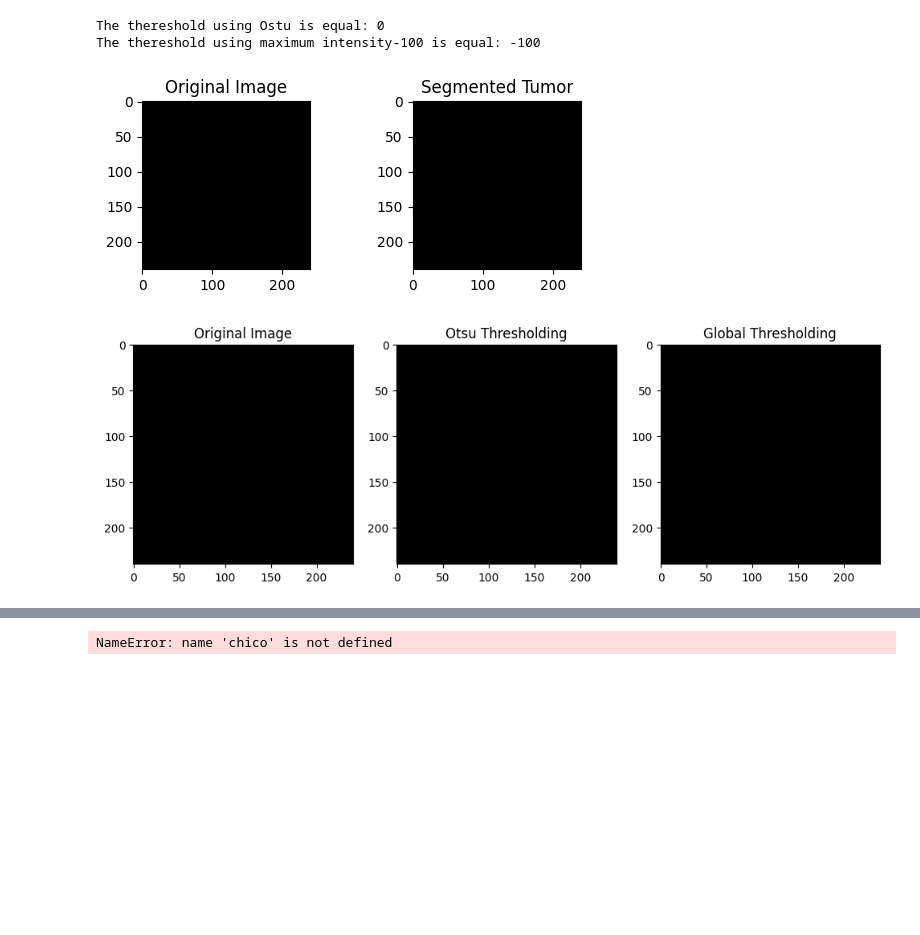
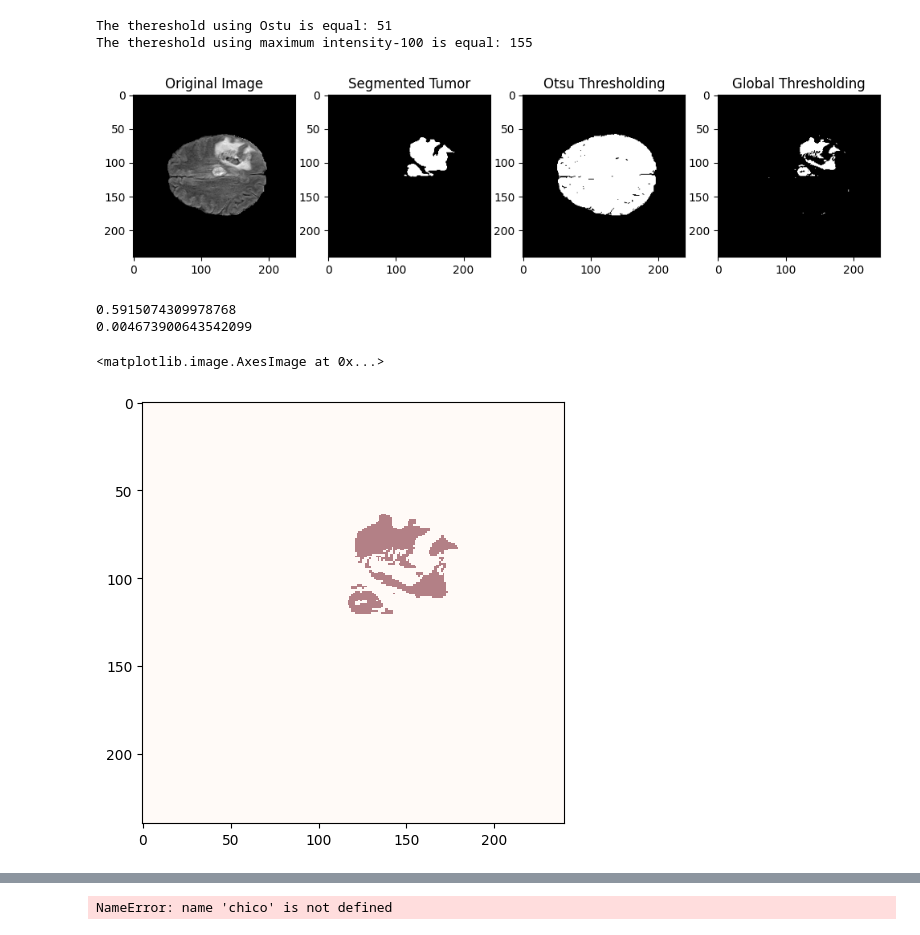
Before and after one commit to YahyaAlaaMassoud/brain-tumor-segmentation, a Jupyter notebook: theresholding/main_2.ipynb, the cells around one changed output, grey strips where cells are left out. Cells and saved outputs as stored; diff of their text form; code cells hidden in the pictures; blank space fills up the shorter version.

Commit message:
I made the correct form of finding theresholds

```diff
--- a/theresholding/main_2.ipynb
+++ b/theresholding/main_2.ipynb
@@ -17,7 +18,5 @@ import msvcrt
 # %%
-import cv2
-
-base_path = r'D:\Github_project_bio\BIOM5202_Project-1\Images\Raw Images\Set1'
+base_path = r'D:\test\BIOM5202_Project\Images\Raw Images\Set1'
 file_name_substring_flair = 'flair.png'
 file_name_substring_seg = 'seg.png'
 
@@ -64,5 +103,4 @@ uint8
 # %%
-
 # Choose a slice and time point for demonstration
 numberOflyer=4
 image_slice = All_images_flair[:,:,numberOflyer]
@@ -71,52 +109,50 @@ thresh1 = threshold_otsu(image_slice)
 thresh2 = np.max(image_slice)-100
 
 
 print("The thereshold using Ostu is equal:",thresh1)
 print("The thereshold using maximum intensity-100 is equal:",thresh2)
 
 # Apply Gaussian blur to reduce noise
 blurred_image = cv2.GaussianBlur(image_slice, (5, 5), 0)
 
 # Otsu's thresholding
 thresh1 = threshold_otsu(image_slice)
 binary_mask_otsu = image_slice > thresh1
 
 # Simple global threshold (you can adjust this threshold value)
 binary_mask_global = image_slice > thresh2
 
 
 
 # Apply Otsu's thresholding
 _, segmented_tumor_ostu = cv2.threshold(blurred_image, 0, 255, cv2.THRESH_BINARY + cv2.THRESH_OTSU)
 # Apply binary thresholding
 ret, binary_image = cv2.threshold(blurred_image, thresh2, 255, cv2.THRESH_BINARY)
 
 
 
-# Display the original image and segmented tumor
-plt.subplot(2, 2, 1), plt.imshow(image_slice, cmap='gray'), plt.title('Original Image')
-plt.subplot(2, 2, 2), plt.imshow(segmented_image, cmap='gray'), plt.title('Segmented Tumor')
+plt.figure(figsize=(12, 4))
+plt.subplot(1, 4, 1), plt.imshow(image_slice, cmap='gray'), plt.title('Original Image')
+plt.subplot(1, 4, 2), plt.imshow(segmented_image, cmap='gray'), plt.title('Segmented Tumor')
+plt.subplot(1, 4, 3), plt.imshow(binary_mask_otsu, cmap='gray'), plt.title('Otsu Thresholding')
+plt.subplot(1, 4, 4), plt.imshow(binary_mask_global, cmap='gray'), plt.title('Global Thresholding')
+
 plt.show()
 
-# Display the original image, and the binary masks obtained from different thresholding methods
-plt.figure(figsize=(12, 4))
+aa=IoU(segmented_image,binary_mask_global)
+print(aa)
+bb=dice_similarity(segmented_image,binary_mask_global)
+print(bb)
 
-plt.subplot(1, 3, 1)
-plt.imshow(image_slice, cmap='gray')
-plt.title('Original Image')
 
-plt.subplot(1, 3, 2)
-plt.imshow(binary_mask_otsu, cmap='gray')
-plt.title('Otsu Thresholding')
-
-plt.subplot(1, 3, 3)
-plt.imshow(binary_mask_global, cmap='gray')
-plt.title('Global Thresholding')
-
-plt.show()
+overlap_mask = np.logical_and(segmented_image,binary_mask_global)
+imshow(overlap_mask, cmap='Reds', alpha=0.5)
 # %% [output]
-The thereshold using Ostu is equal: 0
-The thereshold using maximum intensity-100 is equal: -100
+The thereshold using Ostu is equal: 51
+The thereshold using maximum intensity-100 is equal: 155
-[figure, old version]
+[figure, new version]
+0.5915074309978768
+0.004673900643542099
+<matplotlib.image.AxesImage at 0x...>
-[figure, old version]
+[figure, new version]
 # %%
```
Also changed, not shown: parts of 6 cells of this notebook, 12 other files.
